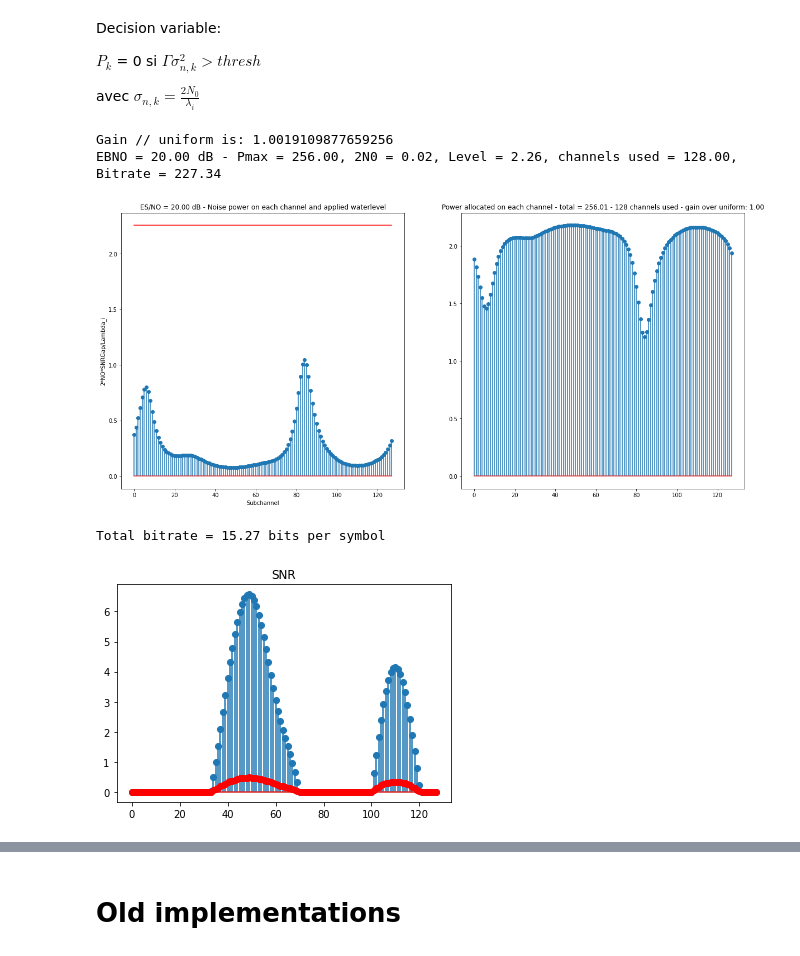
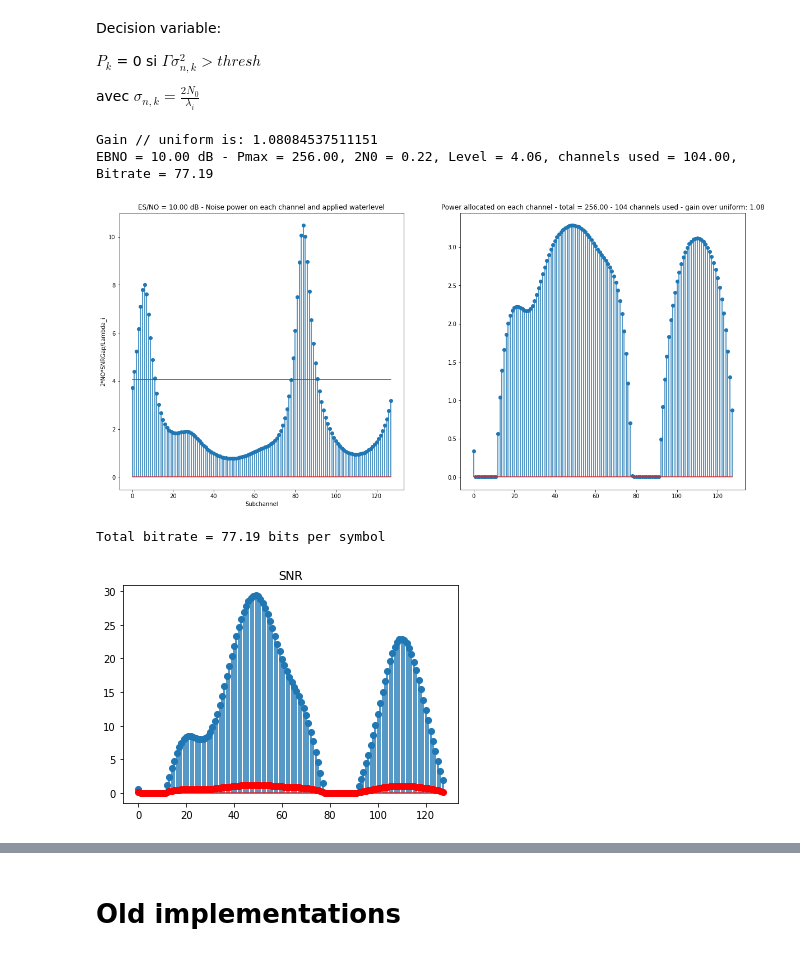
Before and after one commit to delaitl/OFDM, a Jupyter notebook: BEN_step2.ipynb, the cells around one changed output, grey strips where cells are left out. Drawn from its saved outputs; the diff is of its cells as text; code cells hidden in the pictures.

```diff
--- a/BEN_step2.ipynb
+++ b/BEN_step2.ipynb
@@ -76,7 +76,7 @@ avec
 $\sigma_{n,k} = \frac{2N_0}{\lambda_i}$
 # %%
 Pmax = 256 #On se fixe le pmax
-esnodb = 20
+esnodb = 10
 ESNO = 10**(esnodb/10)
 
 sigs = 2
@@ -106,36 +106,36 @@ Bk = (1/2)*np.log2(1+SNR/SNRGap)
 bitrate = np.sum(Bk)
 
 #UNIFORM CASE
 #############UNIFORM
 pk = 2
 #Pk is the power on each subcarrier
 
 SNRunif = pk*lambdai/(2*N0)
 
 Bunif = (1/2)*np.log2(1+SNRunif/SNRGap)
 bitrateunif = np.sum(Bunif)
 
 print("Gain // uniform is: {}".format(bitrate/bitrateunif))
 
 
 
 print("EBNO = {:.2f} dB - Pmax = {:.2f}, 2N0 = {:.2f}, Level = {:.2f}, channels used = {:.2f}, Bitrate = {:.2f}".format(esnodb, Pmax, 2*N0, level, channelsused, bitrate))
 plt.figure(figsize = (20,20))
 plt.subplot(221)
 
 plt.stem(2*N0*SNRGap/(lambdai[:]))
 plt.plot(np.ones(lambdai.shape)*level, 'r')
 plt.title("ES/NO = {:.2f} dB - Noise power on each channel and applied waterlevel".format(esnodb))
 plt.xlabel("Subchannel")
 plt.ylabel("2*NO*SNRGap/Lambda_i")
 plt.subplot(222)
 plt.title("Power allocated on each channel - total = {:.2f} - {:.0f} channels used - gain over uniform: {:.2f}".format(totalpower, channelsused, bitrate/bitrateunif))
 plt.stem(Pi)
 plt.show()
 # %% [output]
-Gain // uniform is: 1.0019109877659256
-EBNO = 20.00 dB - Pmax = 256.00, 2N0 = 0.02, Level = 2.26, channels used = 128.00, Bitrate = 227.34
+Gain // uniform is: 1.08084537511151
+EBNO = 10.00 dB - Pmax = 256.00, 2N0 = 0.22, Level = 4.06, channels used = 104.00, Bitrate = 77.19
-[figure, old version]
+[figure, new version]
 # %%
 pk = Pi
 #Pk is the power on each subcarrier
@@ -153,5 +153,5 @@ plt.plot(Bk , '-ro')
 
 print("Total bitrate = {:.2f} bits per symbol".format(np.sum(Bk)))
 # %% [output]
-Total bitrate = 15.27 bits per symbol
+Total bitrate = 77.19 bits per symbol
-[figure, old version]
+[figure, new version]
```
Also changed, not shown: parts of 3 cells of this notebook, 1 other file.
